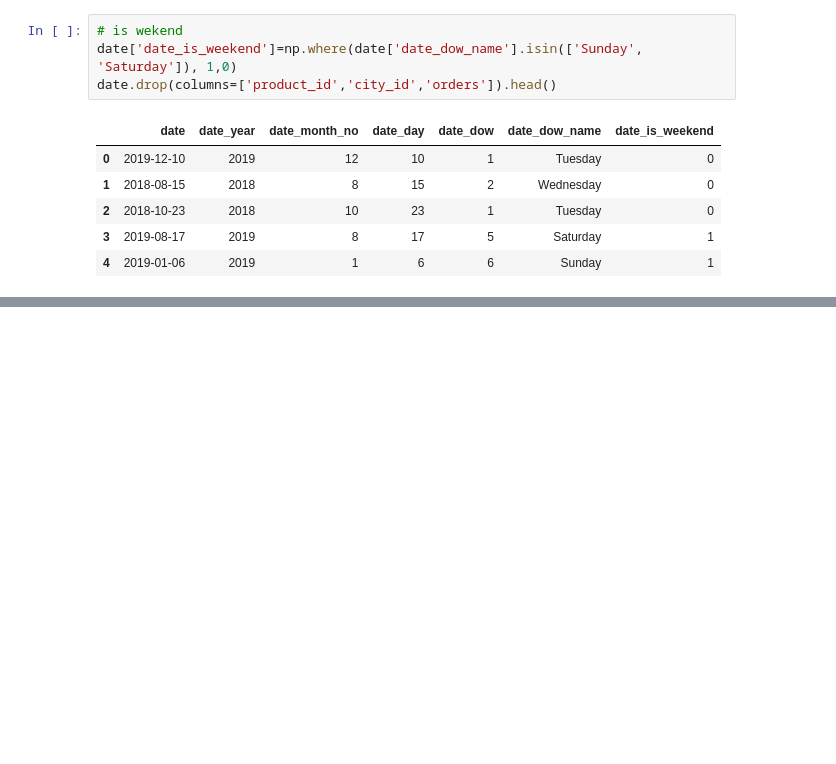
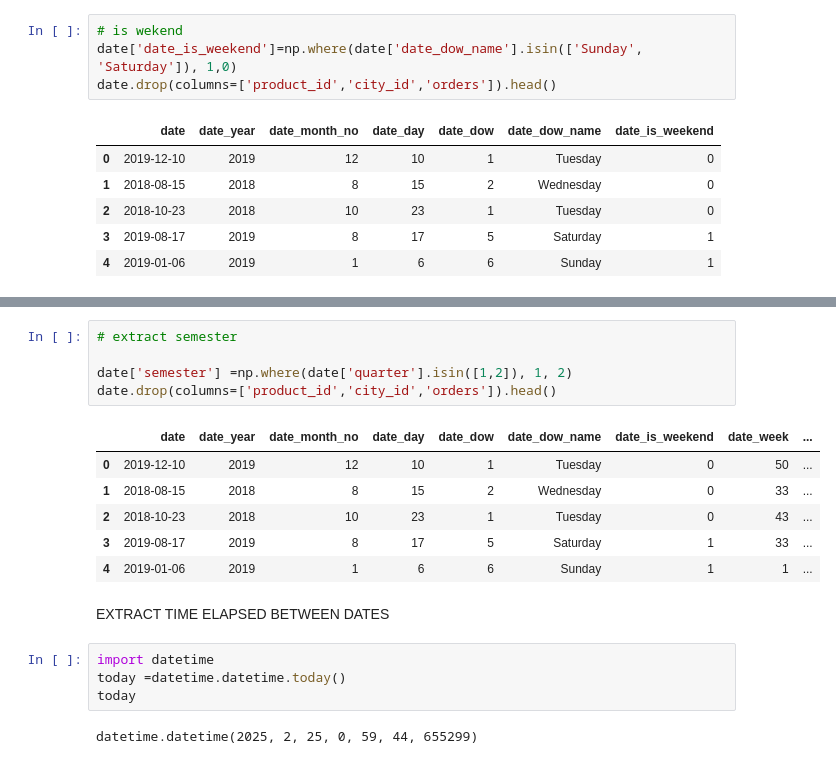
Before and after one commit to amitmishra-cs/100-Days_ML_DL, a Jupyter notebook: 28-date and time/date time.ipynb, the cells around one changed output, grey strips where cells are left out. Saved outputs shown, nothing was run; the diff lists cells and outputs as text; blank space fills up the shorter version.

```diff
--- a/28-date and time/date time.ipynb
+++ b/28-date and time/date time.ipynb
@@ -148,0 +170,20 @@ date.drop(columns=['product_id','city_id','orders']).head()
+# %%
+# extract semester
+
+date['semester'] =np.where(date['quarter'].isin([1,2]), 1, 2)
+date.drop(columns=['product_id','city_id','orders']).head()
+# %% [output]
+|  | date | date_year | date_month_no | date_day | date_dow | date_dow_name | date_is_weekend | date_week | ... |
+| 0 | 2019-12-10 | 2019 | 12 | 10 | 1 | Tuesday | 0 | 50 | ... |
+| 1 | 2018-08-15 | 2018 | 8 | 15 | 2 | Wednesday | 0 | 33 | ... |
+| 2 | 2018-10-23 | 2018 | 10 | 23 | 1 | Tuesday | 0 | 43 | ... |
+| 3 | 2019-08-17 | 2019 | 8 | 17 | 5 | Saturday | 1 | 33 | ... |
+| 4 | 2019-01-06 | 2019 | 1 | 6 | 6 | Sunday | 1 | 1 | ... |
+# %% [markdown]
+EXTRACT TIME ELAPSED BETWEEN DATES
+# %%
+import datetime
+today =datetime.datetime.today()
+today
+# %% [output]
+datetime.datetime(2025, 2, 25, 0, 59, 44, 655299)
```
Also changed, not shown: parts of 3 cells of this notebook.
